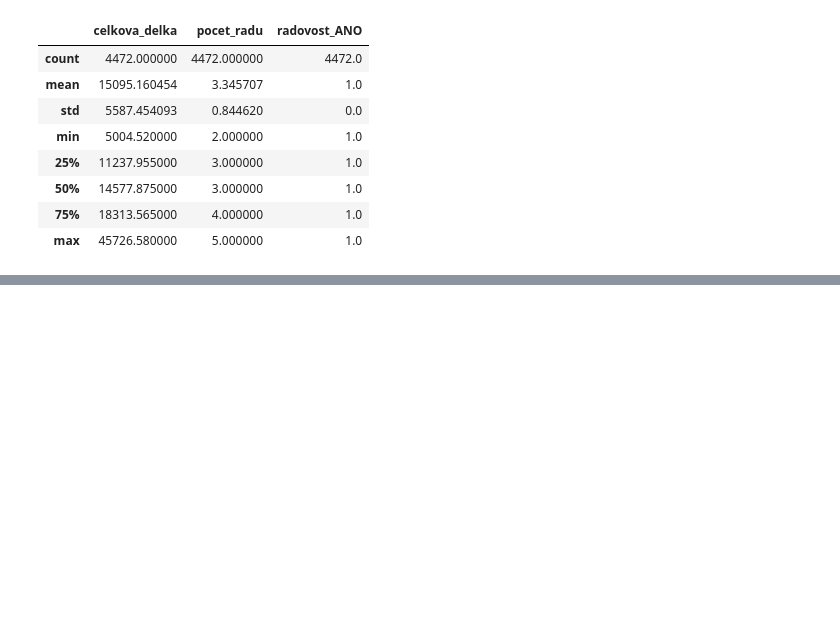
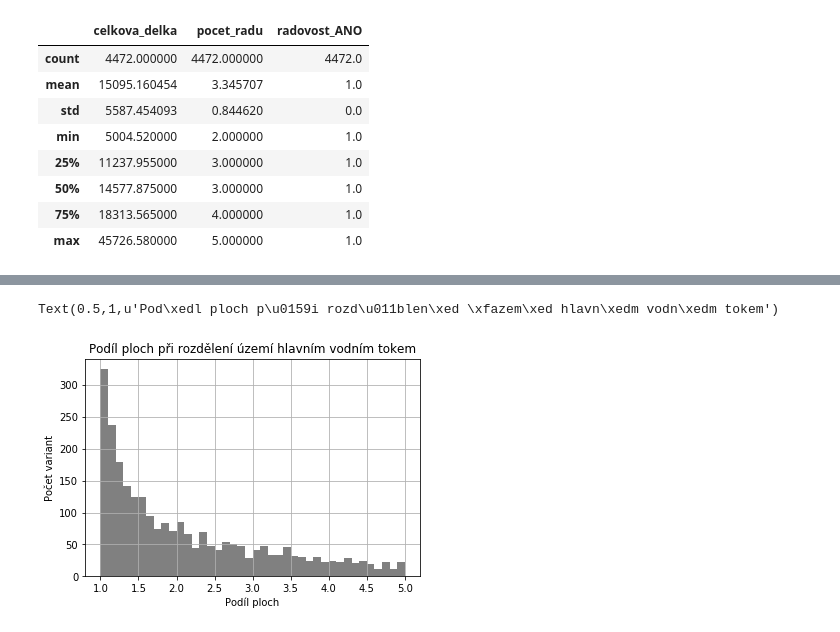
Before and after one commit to fenclova/jupyter-diplomka, a Jupyter notebook: 0_predvyber_cela_republika.ipynb, the cells around one changed output, grey strips where cells are left out. Cells and saved outputs as stored; diff of their text form; code cells hidden in the pictures; blank space fills up the shorter version.

```diff
--- a/0_predvyber_cela_republika.ipynb
+++ b/0_predvyber_cela_republika.ipynb
@@ -104,0 +113,4 @@ radovost_export.to_csv(r"C:\fenclova\diplomka\analyza\vysledky\cela_republika\an
+# %%
+# načtení dat
+tok = pd.read_csv(r"C:\fenclova\diplomka\analyza\vysledky\0_predvyber_vodni_tok.csv", delimiter =";").set_index("ID")
+tok.head()
@@ -104,0 +137,4 @@ radovost_export.to_csv(r"C:\fenclova\diplomka\analyza\vysledky\cela_republika\an
+# %%
+# vyřazení duplicit podle ID (z důvodu výpočtu na více počítačích)
+tok = tok[~tok.index.duplicated(keep='first')]
+tok.describe()
@@ -104,0 +151,11 @@ radovost_export.to_csv(r"C:\fenclova\diplomka\analyza\vysledky\cela_republika\an
+# %%
+# histogram podílu ploch
+
+d = tok.nejlepsi_podil_ploch[(tok.nejlepsi_podil_ploch >= 1) & (tok.nejlepsi_podil_ploch <= 5)]
+dx = d.hist(bins=4*5*2, range=[1, 5], facecolor='grey', align='mid')
+dx.set_xlabel('Podíl ploch')
+dx.set_ylabel('Počet variant')
+dx.set_title("Podíl ploch při rozdělení území hlavním vodním tokem")
+# %% [output]
+Text(0.5,1,u'Pod\xedl ploch p\u0159i rozd\u011blen\xed \xfazem\xed hlavn\xedm vodn\xedm tokem')
+[figure, added]
```
Also changed, not shown: parts of 17 cells of this notebook, 9 other files.
